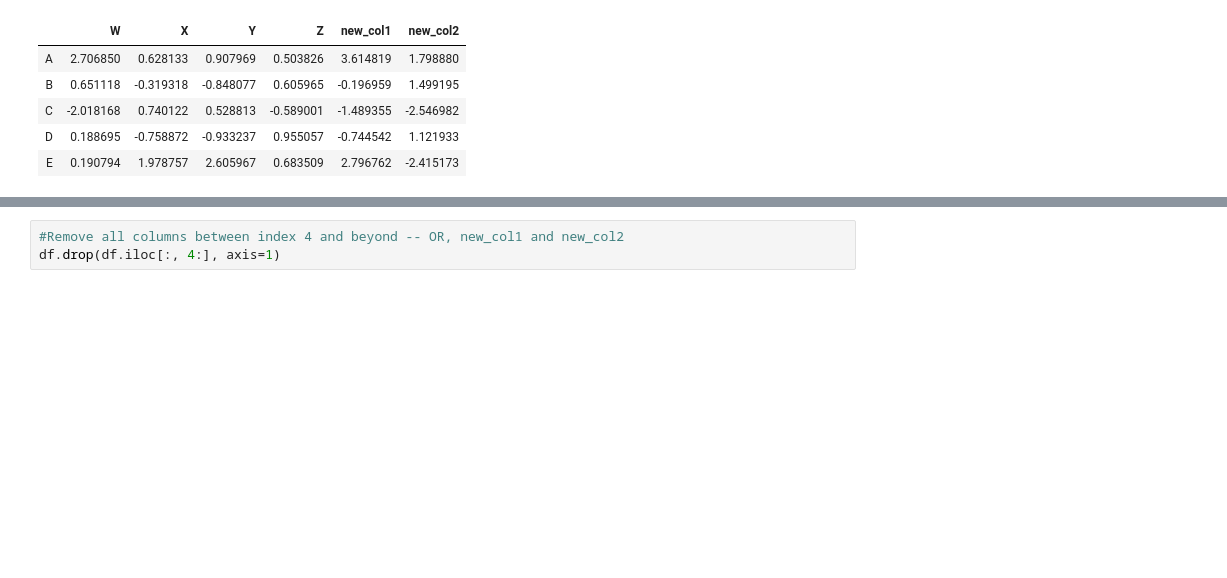
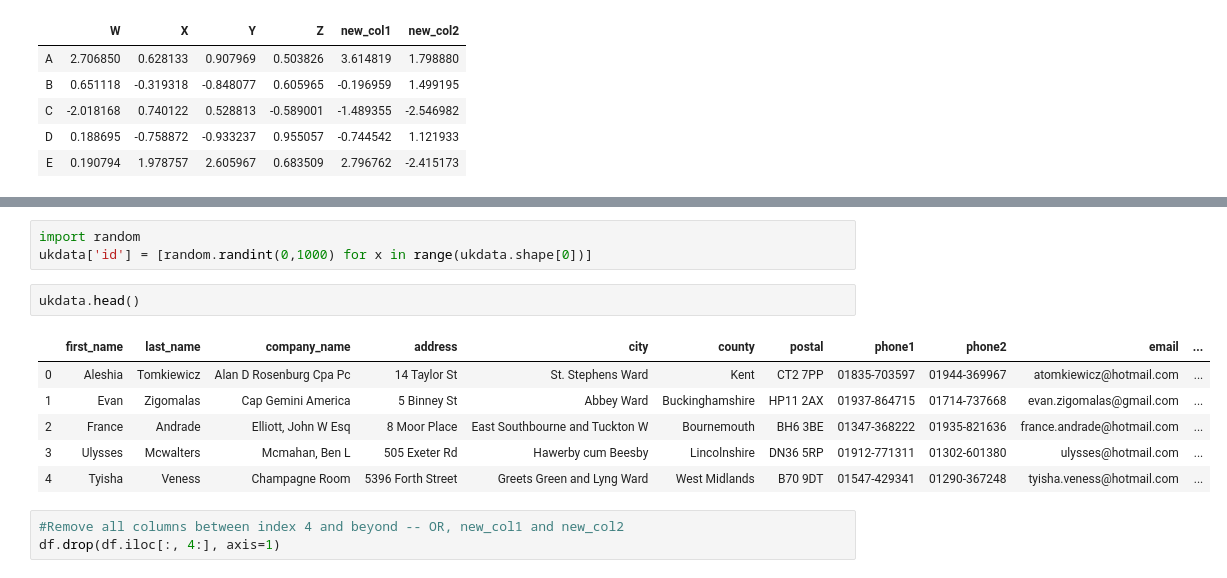
Before and after one commit to vannads/python-demos, a Jupyter notebook: DSML_Lectures_CIIT/2019/03-DataFrames.ipynb, the cells around one changed output, grey strips where cells are left out. Saved outputs shown, nothing was run; the diff lists cells and outputs as text; blank space fills up the shorter version.

```diff
--- a/DSML_Lectures_CIIT/2019/03-DataFrames.ipynb
+++ b/DSML_Lectures_CIIT/2019/03-DataFrames.ipynb
@@ -124,3 +179,15 @@ Ref: https://www.shanelynn.ie/select-pandas-dataframe-rows-and-columns-using-ilo
+# %%
+import random
+ukdata['id'] = [random.randint(0,1000) for x in range(ukdata.shape[0])]
+# %%
+ukdata.head()
+# %% [output]
+|  | first_name | last_name | company_name | address | city | county | postal | phone1 | phone2 | email | ... |
+| 0 | Aleshia | Tomkiewicz | Alan D Rosenburg Cpa Pc | 14 Taylor St | St. Stephens Ward | Kent | CT2 7PP | 01835-703597 | 01944-369967 | atomkiewicz@hotmail.com | ... |
+| 1 | Evan | Zigomalas | Cap Gemini America | 5 Binney St | Abbey Ward | Buckinghamshire | HP11 2AX | 01937-864715 | 01714-737668 | evan.zigomalas@gmail.com | ... |
+| 2 | France | Andrade | Elliott, John W Esq | 8 Moor Place | East Southbourne and Tuckton W | Bournemouth | BH6 3BE | 01347-368222 | 01935-821636 | france.andrade@hotmail.com | ... |
+| 3 | Ulysses | Mcwalters | Mcmahan, Ben L | 505 Exeter Rd | Hawerby cum Beesby | Lincolnshire | DN36 5RP | 01912-771311 | 01302-601380 | ulysses@hotmail.com | ... |
+| 4 | Tyisha | Veness | Champagne Room | 5396 Forth Street | Greets Green and Lyng Ward | West Midlands | B70 9DT | 01547-429341 | 01290-367248 | tyisha.veness@hotmail.com | ... |
 # %%
 #Remove all columns between index 4 and beyond -- OR, new_col1 and new_col2
 df.drop(df.iloc[:, 4:], axis=1)
```
Also changed, not shown: parts of 5 cells of this notebook, 2 other files.
